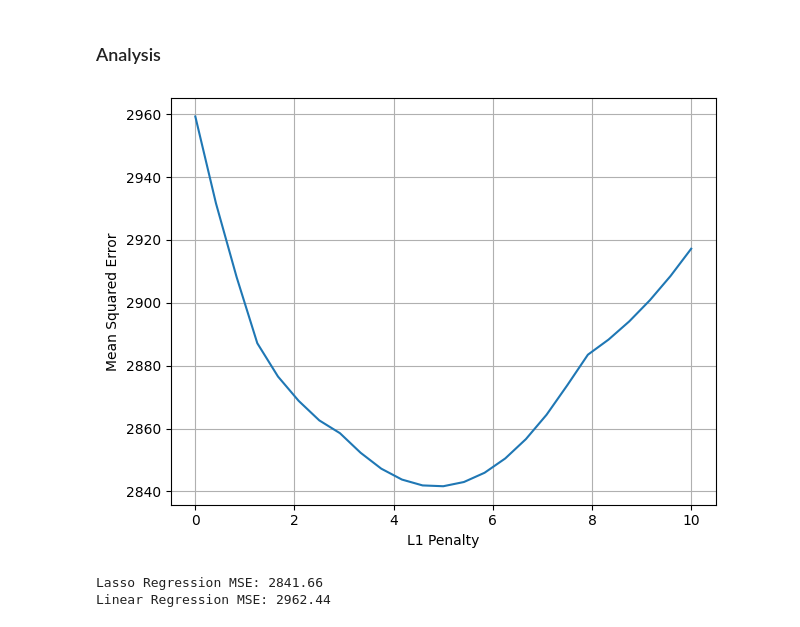
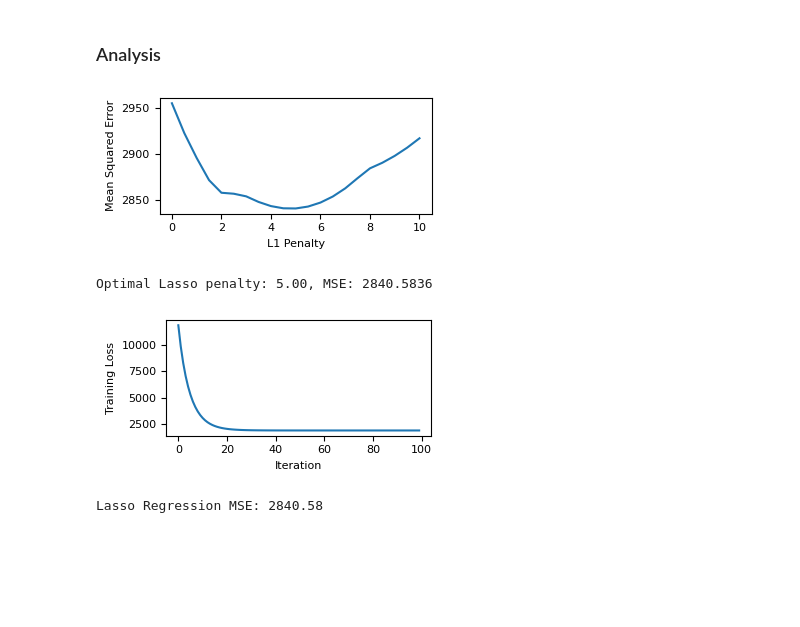
Before and after one commit to MathiasD-P/ECSE_551_A1, a Jupyter notebook: regression.ipynb, the cells around one changed output. Saved outputs shown, nothing was run; the diff lists cells and outputs as text; code cells hidden in the pictures; blank space fills up the shorter version.

```diff
--- a/regression.ipynb
+++ b/regression.ipynb
@@ -9,6 +9,8 @@ from sklearn.model_selection import train_test_split
 from sklearn.metrics import mean_squared_error
 from sklearn.linear_model import LinearRegression
 from sklearn.preprocessing import StandardScaler
+
+plt.rcParams.update({"font.size": 8})
 # %% [markdown]
 ## Task 1
 
@@ -70,7 +72,7 @@ display(pd.DataFrame(
 ))
 
 # histogram of each of the features
-fig, axs = plt.subplots(2, 5, figsize=(7.25, 7.25/2))
+fig, axs = plt.subplots(5, 2, figsize=(3.5, 5))
 for i, ax in enumerate(axs.ravel()):
     ax.hist(X_reg[:, i], bins=20)
     ax.set_title(diabetes.feature_names[i])
@@ -79,7 +81,7 @@ fig.tight_layout()
 plt.show()
 
 
-fig, axs = plt.subplots(5, 2, figsize=(7.25, 7.25 * 1.5))
+fig, axs = plt.subplots(2, 5, figsize=(7.16, 7.16/2))
 
 for i, ax in enumerate(axs.ravel()):
 
@@ -109,9 +109,12 @@ To understand the correlations between the predictors, we plot a correlation map
 # %%
 # correlation matrix
-sns.heatmap(df_reg.corr(), annot=True, fmt=".2f", cmap="coolwarm")
+fig, ax = plt.subplots(figsize=(3.5, 3.5))
+sns.heatmap(df_reg.corr(), annot=True, fmt=".2f", cmap="coolwarm", ax=ax, annot_kws={"size": 6})
+fig.tight_layout()
+plt.show()
 
 # scatter plot of each feature against the target
-fig, axs = plt.subplots(5, 2, figsize=(7.25, 7.25 * 1.5))
+fig, axs = plt.subplots(2, 5, figsize=(7.16, 7.16 / 2.5))
 for i, ax in enumerate(axs.ravel()):
     ax.scatter(X_reg[:, i], y_reg, alpha=0.5)
     ax.set_xlabel(diabetes.feature_names[i])
@@ -267,30 +281,41 @@ class ElasticNetRegression():
 # %%
 # MSE vs L1 penalty figure for lasso regression
 mse = []
-for penalty in np.linspace(0, 10, 25):
-    lasso = LassoRegression(learning_rate=0.02, iterations=1000, penalty=penalty).fit(X_reg_train_scaled, y_reg_train)
+penalties = np.linspace(0, 10, 21)
+for penalty in penalties:
+    lasso = LassoRegression(learning_rate=0.1, iterations=100, penalty=penalty).fit(X_reg_train_scaled, y_reg_train)
     ypred = lasso.predict(X_reg_test_scaled)
     mse.append(mean_squared_error(y_reg_test, ypred))
-plt.plot(np.linspace(0, 10, 25), mse)
-plt.grid()
+plt.figure(figsize=(3.5, 3.5/2))
+plt.plot(penalties, mse)
 plt.xlabel("L1 Penalty")
 plt.ylabel("Mean Squared Error")
 plt.tight_layout()
 plt.show()
 
+# best penalty for Lasso based on MSE curve
+min_idx = int(np.argmin(mse))
+best_penalty = penalties[min_idx]
+best_mse = mse[min_idx]
+print(f"Optimal Lasso penalty: {best_penalty:.2f}, MSE: {best_mse:.4f}")
+
+
 # lasso regression
-lasso_regression = LassoRegression(learning_rate=0.02, iterations=10000, penalty=5).fit(X_reg_train_scaled, y_reg_train)
+lasso_regression = LassoRegression(learning_rate=0.1, iterations=100, penalty=best_penalty).fit(X_reg_train_scaled, y_reg_train)
 ypred_lasso = lasso_regression.predict(X_reg_test_scaled)
+
+plt.figure(figsize=(3.5, 3.5/2))
+plt.plot(lasso_regression.training_loss)
+plt.xlabel("Iteration")
+plt.ylabel("Training Loss")
+plt.tight_layout()
+plt.show()
+
 mse_lasso = mean_squared_error(y_reg_test, ypred_lasso)
 print(f"Lasso Regression MSE: {mse_lasso:.2f}")
-
-# linear regression from sklearn
-linear_regression = LinearRegression().fit(X_reg_train_scaled, y_reg_train)
-ypred_lr = linear_regression.predict(X_reg_test_scaled)
-mse_lr = mean_squared_error(y_reg_test, ypred_lr)
-print(f"Linear Regression MSE: {mse_lr:.2f}")
 # %% [output]
-[figure, old version]
+[figure, new version]
-Lasso Regression MSE: 2841.66
-Linear Regression MSE: 2962.44
+Optimal Lasso penalty: 5.00, MSE: 2840.5836
+[figure, added]
+Lasso Regression MSE: 2840.58
 # %%
```
Also changed, not shown: parts of 18 cells of this notebook.
